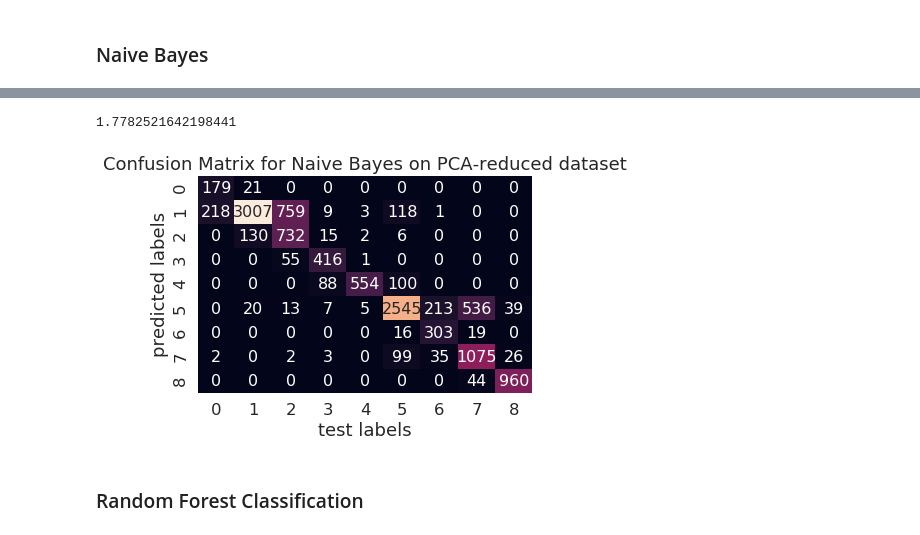
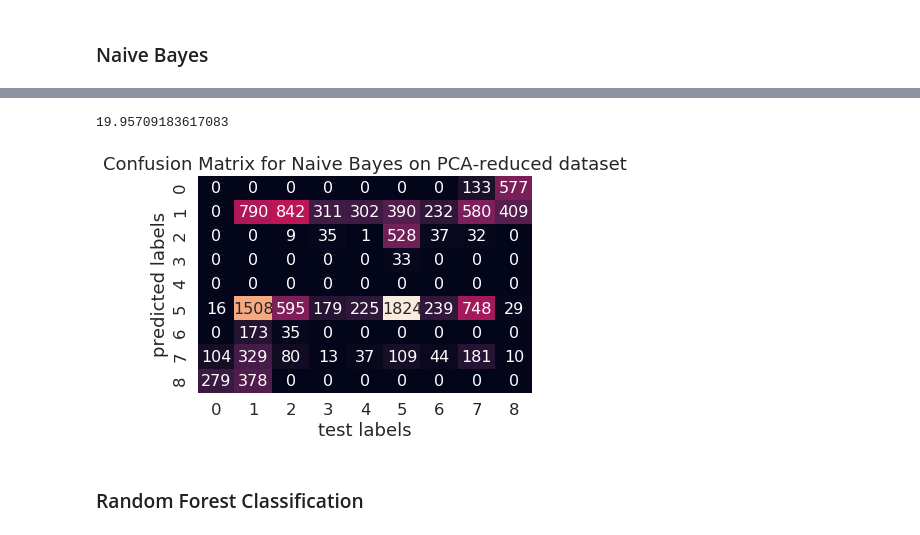
Before and after one commit to sophiabrandt/ZTM-Complete-Machine-Learning-Data-Science, a Jupyter notebook: notebooks/otto/kaggle-otto.ipynb, the cells around one changed output, grey strips where cells are left out. Drawn from its saved outputs; the diff is of its cells as text; code cells hidden in the pictures.

```diff
--- a/notebooks/otto/kaggle-otto.ipynb
+++ b/notebooks/otto/kaggle-otto.ipynb
@@ -248,0 +240,9 @@ X_train_pca, X_test_pca, y_train_pca, y_test_pca = train_test_split(X_pca, y, te
+# %%
+# Reduce dimensionality with PCA
+
+# Create PCA
+pca = PCA(n_components=80, whiten=True)
+X_train_pca = pca.fit_transform(X_train)
+X_test_pca = pca.fit_transform(X_test)
+
+X_train_pca.shape, X_test_pca.shape
@@ -249,6 +251,6 @@ X_train_pca, X_test_pca, y_train_pca, y_test_pca = train_test_split(X_pca, y, te
 # %% [markdown]
 ### Naive Bayes
 # %%
-# Instantiate Naive Bayes and fit
-naive_bayes_pca_clf = GaussianNB().fit(X_train_pca, y_train_pca)
+# Instantiate Gaussian Naive Bayes and fit
+naive_bayes_pca_clf = GaussianNB().fit(X_train_pca, y_train)
 # %%
@@ -289,20 +297,20 @@ naive_bayes_pca_metrics
 y_preds_naive_bayes_pca = naive_bayes_pca_clf.predict(X_test_pca)
 y_preds_naive_bayes_proba_pca = naive_bayes_pca_clf.predict_proba(X_test_pca)
 # %%
-log_loss(y_test_pca, y_preds_naive_bayes_proba_pca)
+log_loss(y_test, y_preds_naive_bayes_proba_pca)
 # %% [output]
-1.7782521642198441
+19.95709183617083
 # %%
 # Confusion Matrix
-naive_bayes_pca_conf_mat = confusion_matrix(y_test_pca, y_preds_naive_bayes_pca)
+naive_bayes_pca_conf_mat = confusion_matrix(y_test, y_preds_naive_bayes_pca)
 
 sns.set(font_scale=1.5)
 sns.heatmap(naive_bayes_pca_conf_mat.T, annot=True, fmt='d', annot_kws={'size': 16}, cbar=False)
 plt.xlabel('test labels')
 plt.ylabel('predicted labels')
 plt.title('Confusion Matrix for Naive Bayes on PCA-reduced dataset');
 # %% [output]
-[figure, old version]
+[figure, new version]
 # %% [markdown]
 ### Random Forest Classification
 # %%
```
Also changed, not shown: parts of 12 cells of this notebook.
